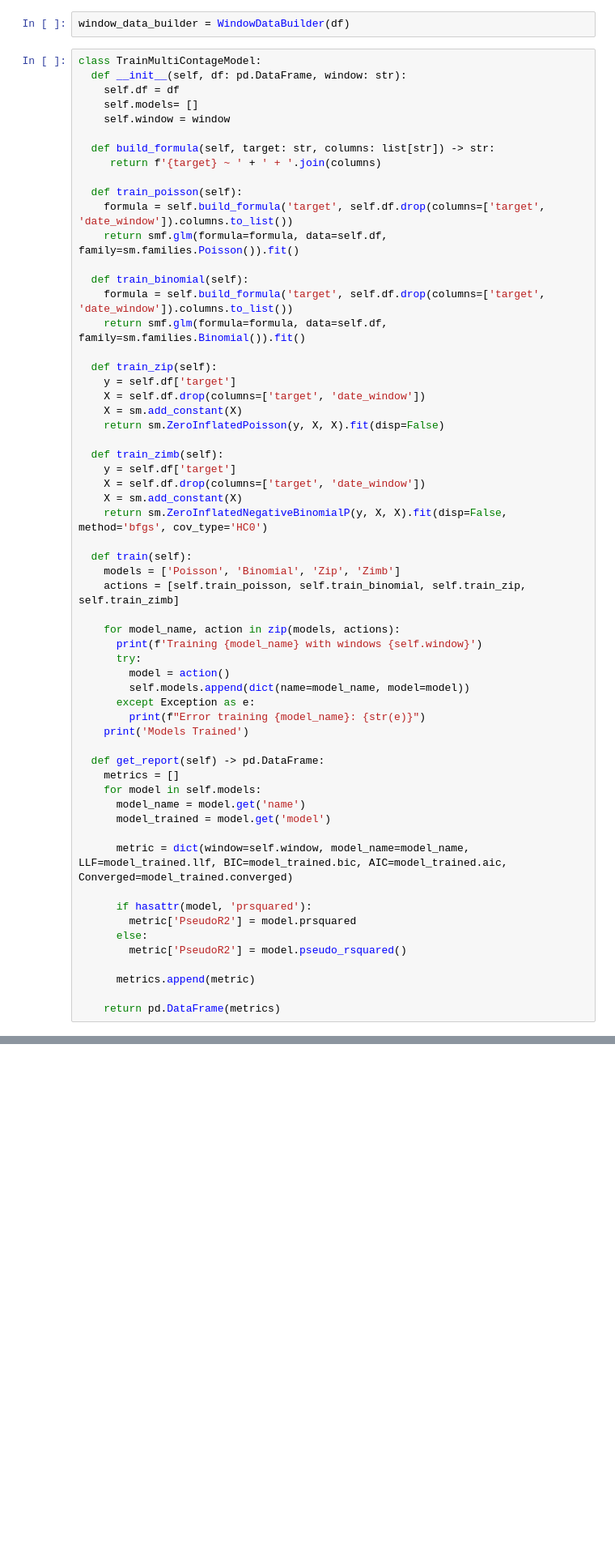
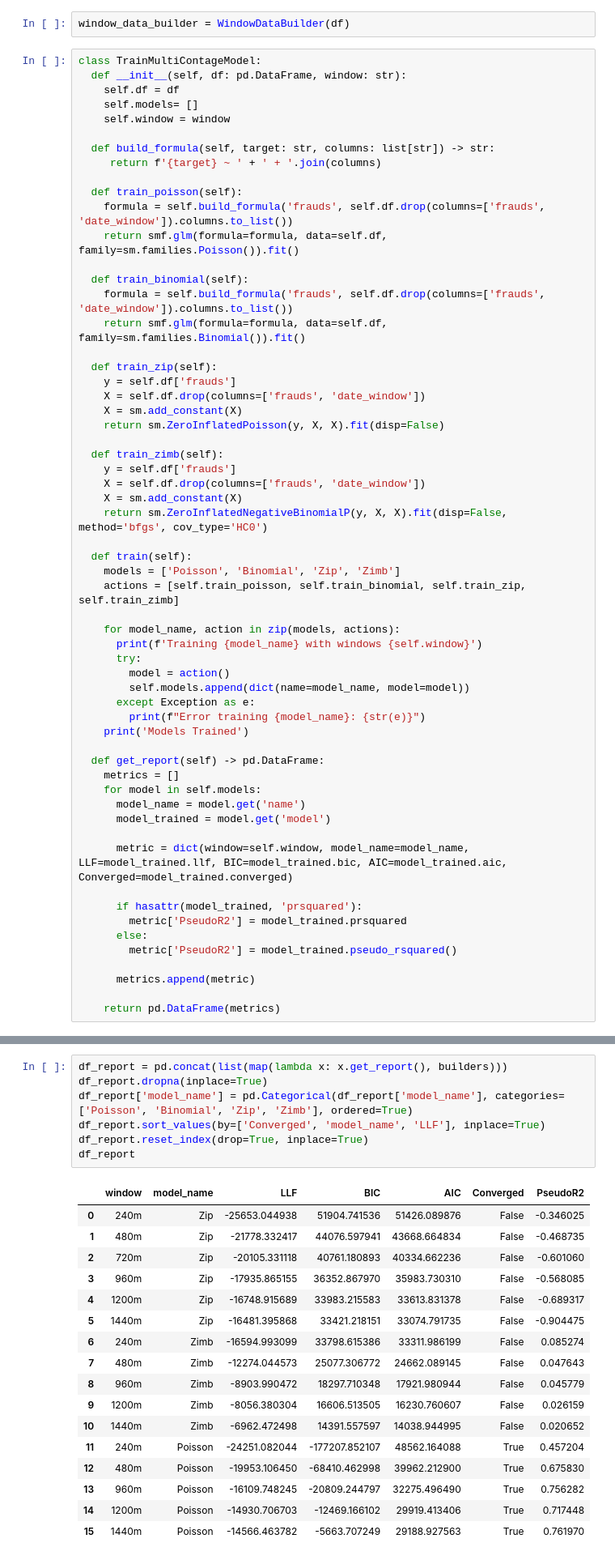
Before and after one commit to Angelicogfa/tcc_mba_datascience_analytics_usp_esalq, a Jupyter notebook: 03-modelagem.ipynb, the cells around one changed output, grey strips where cells are left out. Shown at 81% size. Saved outputs shown, nothing was run; the diff lists cells and outputs as text; blank space fills up the shorter version.

```diff
--- a/03-modelagem.ipynb
+++ b/03-modelagem.ipynb
@@ -480,22 +509,22 @@ class TrainMultiContageModel:
      return f'{target} ~ ' + ' + '.join(columns)
 
   def train_poisson(self):
-    formula = self.build_formula('target', self.df.drop(columns=['target', 'date_window']).columns.to_list())
+    formula = self.build_formula('frauds', self.df.drop(columns=['frauds', 'date_window']).columns.to_list())
     return smf.glm(formula=formula, data=self.df, family=sm.families.Poisson()).fit()
 
   def train_binomial(self):
-    formula = self.build_formula('target', self.df.drop(columns=['target', 'date_window']).columns.to_list())
+    formula = self.build_formula('frauds', self.df.drop(columns=['frauds', 'date_window']).columns.to_list())
     return smf.glm(formula=formula, data=self.df, family=sm.families.Binomial()).fit()
 
   def train_zip(self):
-    y = self.df['target']
-    X = self.df.drop(columns=['target', 'date_window'])
+    y = self.df['frauds']
+    X = self.df.drop(columns=['frauds', 'date_window'])
     X = sm.add_constant(X)
     return sm.ZeroInflatedPoisson(y, X, X).fit(disp=False)
 
   def train_zimb(self):
-    y = self.df['target']
-    X = self.df.drop(columns=['target', 'date_window'])
+    y = self.df['frauds']
+    X = self.df.drop(columns=['frauds', 'date_window'])
     X = sm.add_constant(X)
     return sm.ZeroInflatedNegativeBinomialP(y, X, X).fit(disp=False, method='bfgs', cov_type='HC0')
 
@@ -520,10 +549,10 @@ class TrainMultiContageModel:
 
       metric = dict(window=self.window, model_name=model_name, LLF=model_trained.llf, BIC=model_trained.bic, AIC=model_trained.aic, Converged=model_trained.converged)
 
-      if hasattr(model, 'prsquared'):
-        metric['PseudoR2'] = model.prsquared
+      if hasattr(model_trained, 'prsquared'):
+        metric['PseudoR2'] = model_trained.prsquared
       else:
-        metric['PseudoR2'] = model.pseudo_rsquared()
+        metric['PseudoR2'] = model_trained.pseudo_rsquared()
 
       metrics.append(metric)
 
@@ -609,0 +613,25 @@ while True:
+# %%
+df_report = pd.concat(list(map(lambda x: x.get_report(), builders)))
+df_report.dropna(inplace=True)
+df_report['model_name'] = pd.Categorical(df_report['model_name'], categories=['Poisson', 'Binomial', 'Zip', 'Zimb'], ordered=True)
+df_report.sort_values(by=['Converged', 'model_name', 'LLF'], inplace=True)
+df_report.reset_index(drop=True, inplace=True)
+df_report
+# %% [output]
+|  | window | model_name | LLF | BIC | AIC | Converged | PseudoR2 |
+| 0 | 240m | Zip | -25653.044938 | 51904.741536 | 51426.089876 | False | -0.346025 |
+| 1 | 480m | Zip | -21778.332417 | 44076.597941 | 43668.664834 | False | -0.468735 |
+| 2 | 720m | Zip | -20105.331118 | 40761.180893 | 40334.662236 | False | -0.601060 |
+| 3 | 960m | Zip | -17935.865155 | 36352.867970 | 35983.730310 | False | -0.568085 |
+| 4 | 1200m | Zip | -16748.915689 | 33983.215583 | 33613.831378 | False | -0.689317 |
+| 5 | 1440m | Zip | -16481.395868 | 33421.218151 | 33074.791735 | False | -0.904475 |
+| 6 | 240m | Zimb | -16594.993099 | 33798.615386 | 33311.986199 | False | 0.085274 |
+| 7 | 480m | Zimb | -12274.044573 | 25077.306772 | 24662.089145 | False | 0.047643 |
+| 8 | 960m | Zimb | -8903.990472 | 18297.710348 | 17921.980944 | False | 0.045779 |
+| 9 | 1200m | Zimb | -8056.380304 | 16606.513505 | 16230.760607 | False | 0.026159 |
+| 10 | 1440m | Zimb | -6962.472498 | 14391.557597 | 14038.944995 | False | 0.020652 |
+| 11 | 240m | Poisson | -24251.082044 | -177207.852107 | 48562.164088 | True | 0.457204 |
+| 12 | 480m | Poisson | -19953.106450 | -68410.462998 | 39962.212900 | True | 0.675830 |
+| 13 | 960m | Poisson | -16109.748245 | -20809.244797 | 32275.496490 | True | 0.756282 |
+| 14 | 1200m | Poisson | -14930.706703 | -12469.166102 | 29919.413406 | True | 0.717448 |
+| 15 | 1440m | Poisson | -14566.463782 | -5663.707249 | 29188.927563 | True | 0.761970 |
```
Also changed, not shown: parts of 9 cells of this notebook.
